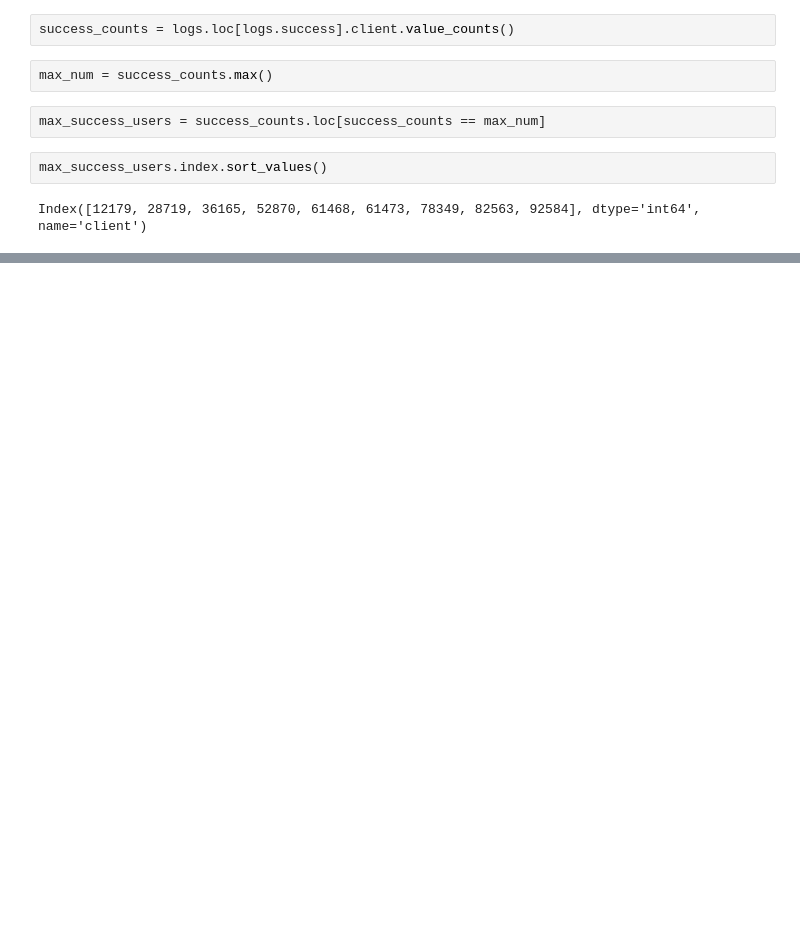
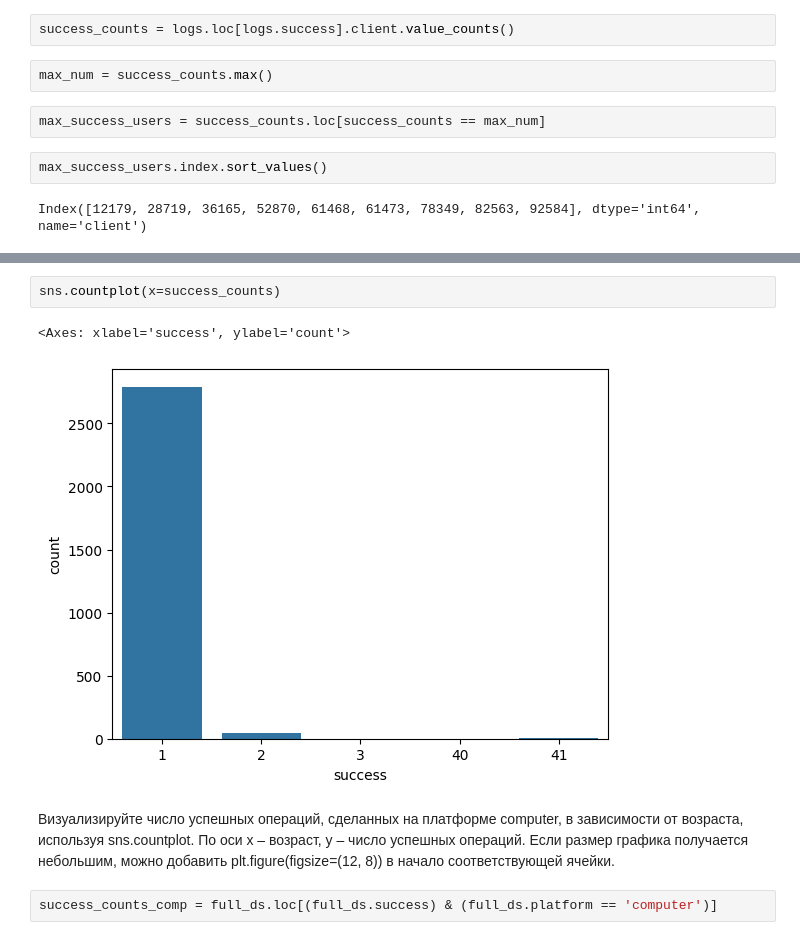
Before and after one commit to Praldmur/Simulation, a Jupyter notebook: mini_project_3.ipynb, the cells around one changed output, grey strips where cells are left out. Cells and saved outputs as stored; diff of their text form; blank space fills up the shorter version.

```diff
--- a/mini_project_3.ipynb
+++ b/mini_project_3.ipynb
@@ -95,0 +128,9 @@ Index([12179, 28719, 36165, 52870, 61468, 61473, 78349, 82563, 92584], dtype='in
+# %%
+sns.countplot(x=success_counts)
+# %% [output]
+<Axes: xlabel='success', ylabel='count'>
+[figure, added]
+# %% [markdown]
+Визуализируйте число успешных операций, сделанных на платформе computer, в зависимости от возраста, используя sns.countplot. По оси x – возраст, y – число успешных операций. Если размер графика получается небольшим, можно добавить plt.figure(figsize=(12, 8)) в начало соответствующей ячейки.
+# %%
+success_counts_comp = full_ds.loc[(full_ds.success) & (full_ds.platform == 'computer')]
```
Also changed, not shown: parts of 14 cells of this notebook.
